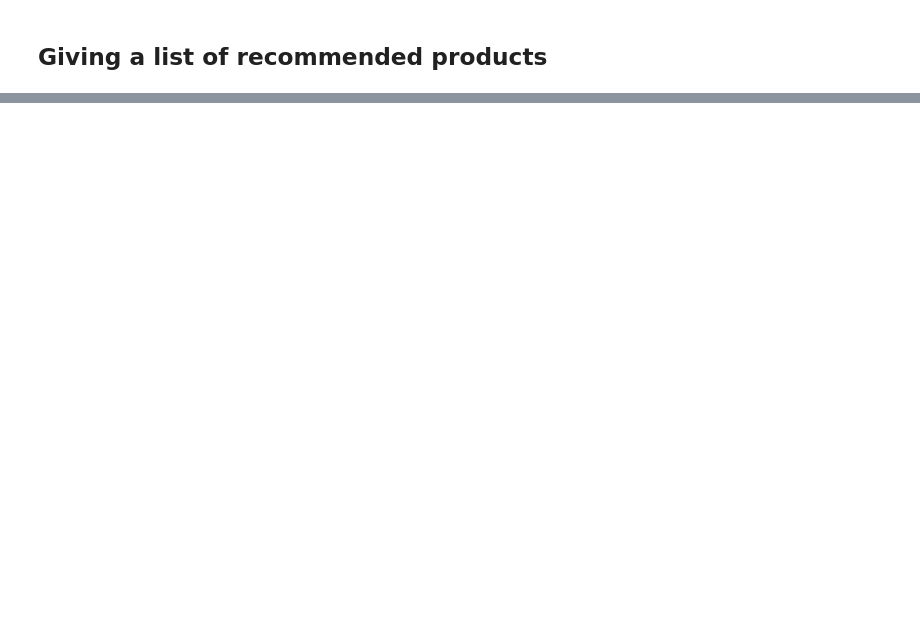
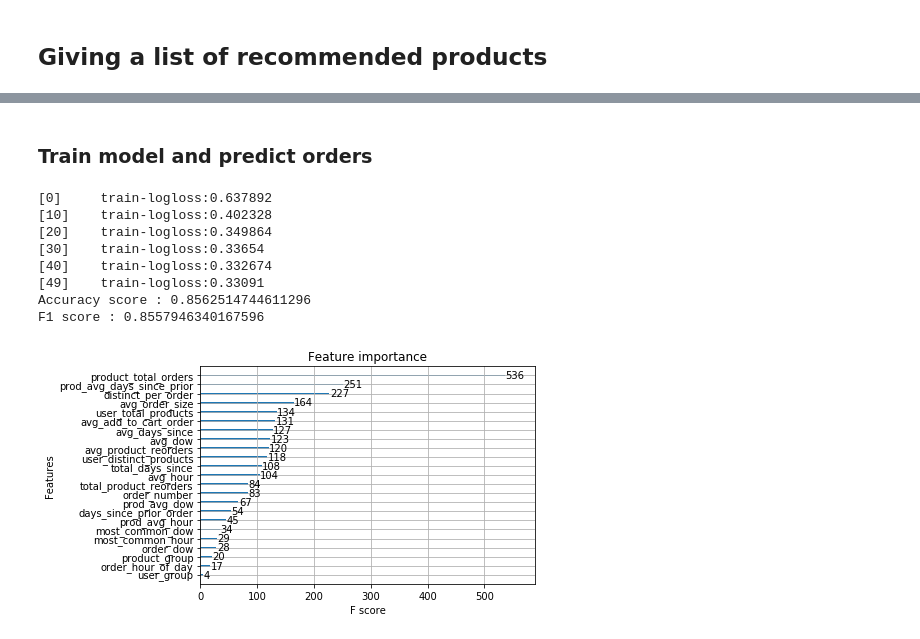
Before and after one commit to valfehr/Instacart, a Jupyter notebook: Instacart_recommendation.ipynb, the cells around one changed output, grey strips where cells are left out. Cells and saved outputs as stored; diff of their text form; code cells hidden in the pictures; blank space fills up the shorter version.

```diff
--- a/Instacart_recommendation.ipynb
+++ b/Instacart_recommendation.ipynb
@@ -564,0 +575,11 @@ products[(products.product_id==49302) | (products.product_id==11109) | (products
+# %%
+### Generating the random product ids
+prod_rand = np.random.randint(1,len(products)+1, size=(len(train_set)))
+train_set['prod_id_rand'] = prod_rand
+del prod_rand
+# %%
+train_half_index = train_set.head(len(train_set)//2).index
+# %%
+train_set.loc[train_half_index, 'product_id'] = train_set.iloc[train_half_index]['prod_id_rand']
+train_set['in_order'] = 1 # Setting the 'in_order' feature to 1 everywhere, this is waht will be predicted
+train_set.loc[train_half_index, 'in_order'] = 0 # Setting the feature to 0 when we have a random product in place
@@ -564,0 +590,2 @@ products[(products.product_id==49302) | (products.product_id==11109) | (products
+# %%
+train_set = pd.merge(train_set, product_features, on='product_id', how='left')
@@ -564,0 +595,14 @@ products[(products.product_id==49302) | (products.product_id==11109) | (products
+# %% [markdown]
+### Train model and predict orders
+# %%
+X_train, bst = train_xgb(train_set.drop(['department_id'], axis=1))
+# %% [output]
+[0]     train-logloss:0.637892
+[10]    train-logloss:0.402328
+[20]    train-logloss:0.349864
+[30]    train-logloss:0.33654
+[40]    train-logloss:0.332674
+[49]    train-logloss:0.33091
+Accuracy score : 0.8562514744611296
+F1 score : 0.8557946340167596
+[figure, added]
```
Also changed, not shown: parts of 119 cells of this notebook.
